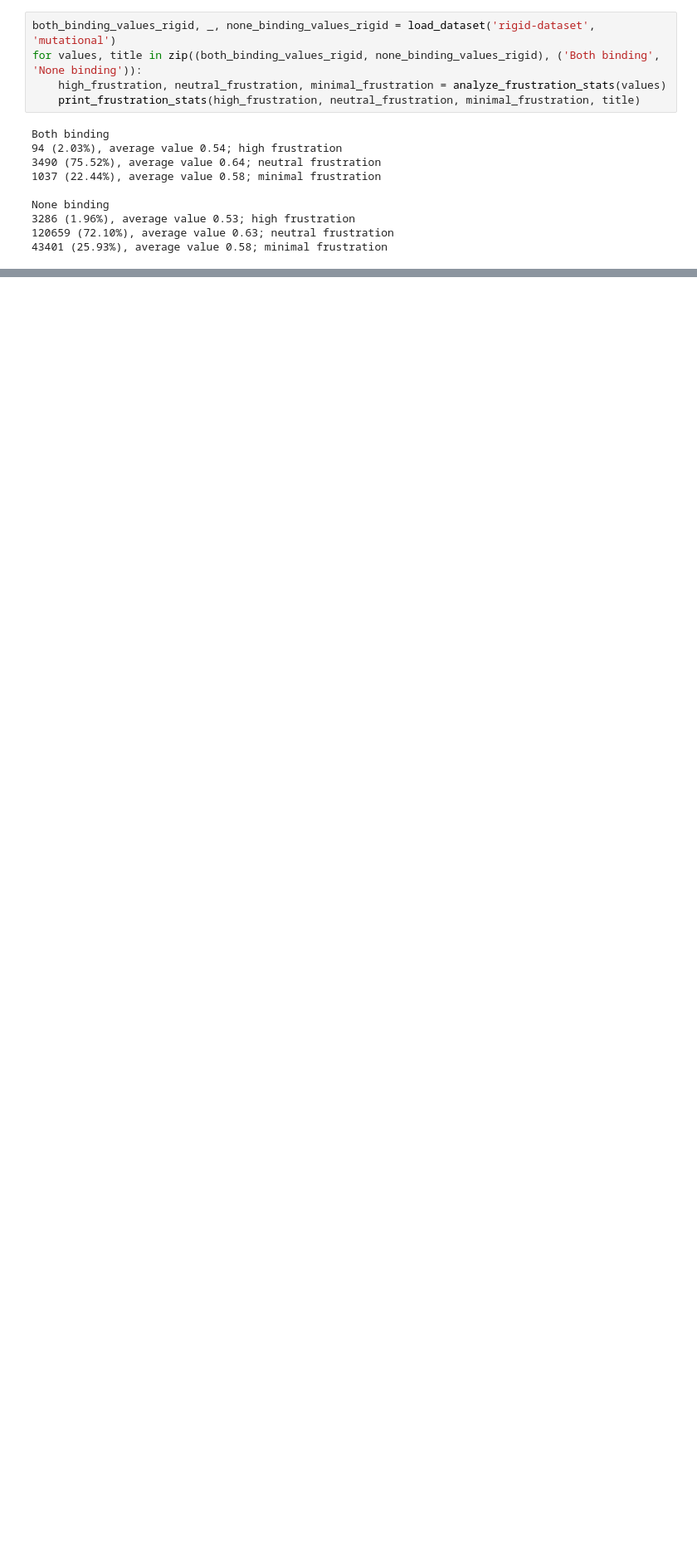
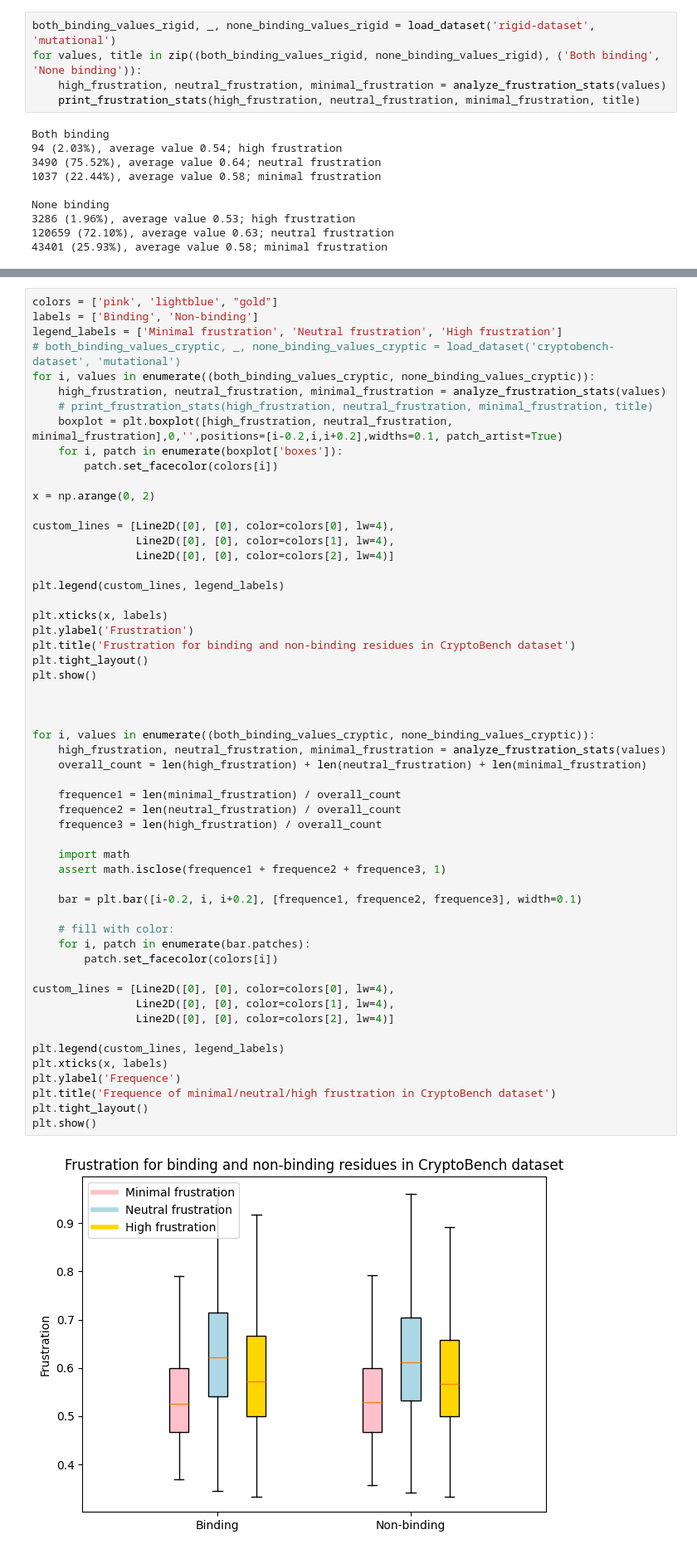
Before and after one commit to skrhakv/pocket-movement-analysis, a Jupyter notebook: src/feature-analysis/frustration/analysis.ipynb, the cells around one changed output, grey strips where cells are left out. Shown at 83% size. Drawn from its saved outputs; the diff is of its cells as text; blank space fills up the shorter version.

```diff
--- a/src/feature-analysis/frustration/analysis.ipynb
+++ b/src/feature-analysis/frustration/analysis.ipynb
@@ -236,0 +454,57 @@ plot_kde(minimal_frustration_binding, minimal_frustration_nonbinding, title='Cry
+# %%
+colors = ['pink', 'lightblue', "gold"]
+labels = ['Binding', 'Non-binding']
+legend_labels = ['Minimal frustration', 'Neutral frustration', 'High frustration']
+# both_binding_values_cryptic, _, none_binding_values_cryptic = load_dataset('cryptobench-dataset', 'mutational')
+for i, values in enumerate((both_binding_values_cryptic, none_binding_values_cryptic)):
+    high_frustration, neutral_frustration, minimal_frustration = analyze_frustration_stats(values)
+    # print_frustration_stats(high_frustration, neutral_frustration, minimal_frustration, title)
+    boxplot = plt.boxplot([high_frustration, neutral_frustration, minimal_frustration],0,'',positions=[i-0.2,i,i+0.2],widths=0.1, patch_artist=True)
+    for i, patch in enumerate(boxplot['boxes']):
+        patch.set_facecolor(colors[i])
+
+x = np.arange(0, 2)
+
+custom_lines = [Line2D([0], [0], color=colors[0], lw=4),
+                Line2D([0], [0], color=colors[1], lw=4),
+                Line2D([0], [0], color=colors[2], lw=4)]
+
+plt.legend(custom_lines, legend_labels)
+
+plt.xticks(x, labels)
+plt.ylabel('Frustration')
+plt.title('Frustration for binding and non-binding residues in CryptoBench dataset')
+plt.tight_layout()
+plt.show()
+
+
+
+for i, values in enumerate((both_binding_values_cryptic, none_binding_values_cryptic)):
+    high_frustration, neutral_frustration, minimal_frustration = analyze_frustration_stats(values)
+    overall_count = len(high_frustration) + len(neutral_frustration) + len(minimal_frustration)
+
+    frequence1 = len(minimal_frustration) / overall_count
+    frequence2 = len(neutral_frustration) / overall_count
+    frequence3 = len(high_frustration) / overall_count
+
+    import math
+    assert math.isclose(frequence1 + frequence2 + frequence3, 1)
+
+    bar = plt.bar([i-0.2, i, i+0.2], [frequence1, frequence2, frequence3], width=0.1)
+
+    # fill with color:
+    for i, patch in enumerate(bar.patches):
+        patch.set_facecolor(colors[i])
+
+custom_lines = [Line2D([0], [0], color=colors[0], lw=4),
+                Line2D([0], [0], color=colors[1], lw=4),
+                Line2D([0], [0], color=colors[2], lw=4)]
+
+plt.legend(custom_lines, legend_labels)
+plt.xticks(x, labels)
+plt.ylabel('Frequence')
+plt.title('Frequence of minimal/neutral/high frustration in CryptoBench dataset')
+plt.tight_layout()
+plt.show()
+# %% [output]
+[figure, added]
```
Also changed, not shown: parts of 10 cells of this notebook.
